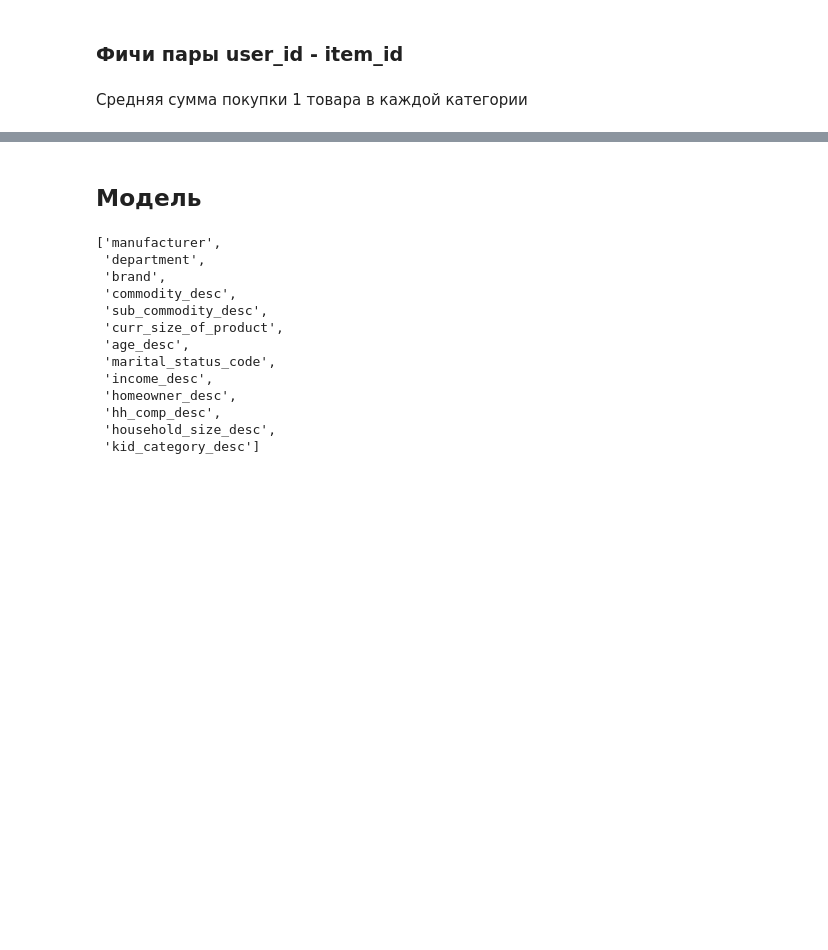
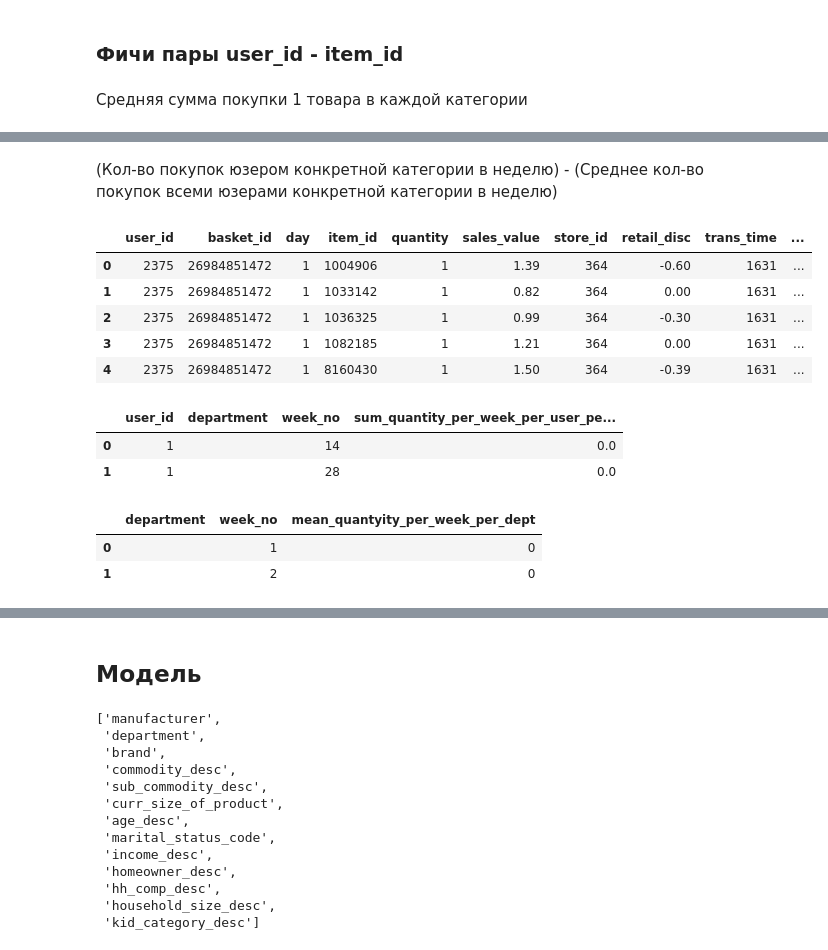
Before and after one commit to ssv273/Recom_systems, a Jupyter notebook: hw_webinar_6.ipynb, the cells around one changed output, grey strips where cells are left out. Saved outputs shown, nothing was run; the diff lists cells and outputs as text; code cells hidden in the pictures; blank space fills up the shorter version.

```diff
--- a/hw_webinar_6.ipynb
+++ b/hw_webinar_6.ipynb
@@ -420,0 +466,29 @@ temp_df.head()
+# %% [markdown]
+(Кол-во покупок юзером конкретной категории в неделю) - (Среднее кол-во покупок всеми юзерами конкретной категории в неделю)
+# %%
+big_data.head()
+# %% [output]
+|  | user_id | basket_id | day | item_id | quantity | sales_value | store_id | retail_disc | trans_time | ... |
+| 0 | 2375 | 26984851472 | 1 | 1004906 | 1 | 1.39 | 364 | -0.60 | 1631 | ... |
+| 1 | 2375 | 26984851472 | 1 | 1033142 | 1 | 0.82 | 364 | 0.00 | 1631 | ... |
+| 2 | 2375 | 26984851472 | 1 | 1036325 | 1 | 0.99 | 364 | -0.30 | 1631 | ... |
+| 3 | 2375 | 26984851472 | 1 | 1082185 | 1 | 1.21 | 364 | 0.00 | 1631 | ... |
+| 4 | 2375 | 26984851472 | 1 | 8160430 | 1 | 1.50 | 364 | -0.39 | 1631 | ... |
+# %%
+temp_df_1 = big_data.groupby(['user_id', 'department', 'week_no']).agg({'quantity' : 'mean'})\
+                    .reset_index()\
+                    .rename(columns={'quantity' : 'sum_quantity_per_week_per_user_per_dept'})
+temp_df_1.head(2)
+# %% [output]
+|  | user_id | department | week_no | sum_quantity_per_week_per_user_pe... |
+| 0 | 1 |  | 14 | 0.0 |
+| 1 | 1 |  | 28 | 0.0 |
+# %%
+temp_df_2 = big_data.groupby(['department', 'week_no']).agg({'quantity' : 'sum'})\
+                    .reset_index()\
+                    .rename(columns=({'quantity' : 'mean_quantyity_per_week_per_dept'}))
+temp_df_2.head(2)
+# %% [output]
+|  | department | week_no | mean_quantyity_per_week_per_dept |
+| 0 |  | 1 | 0 |
+| 1 |  | 2 | 0 |
```
Also changed, not shown: parts of 30 cells of this notebook.
